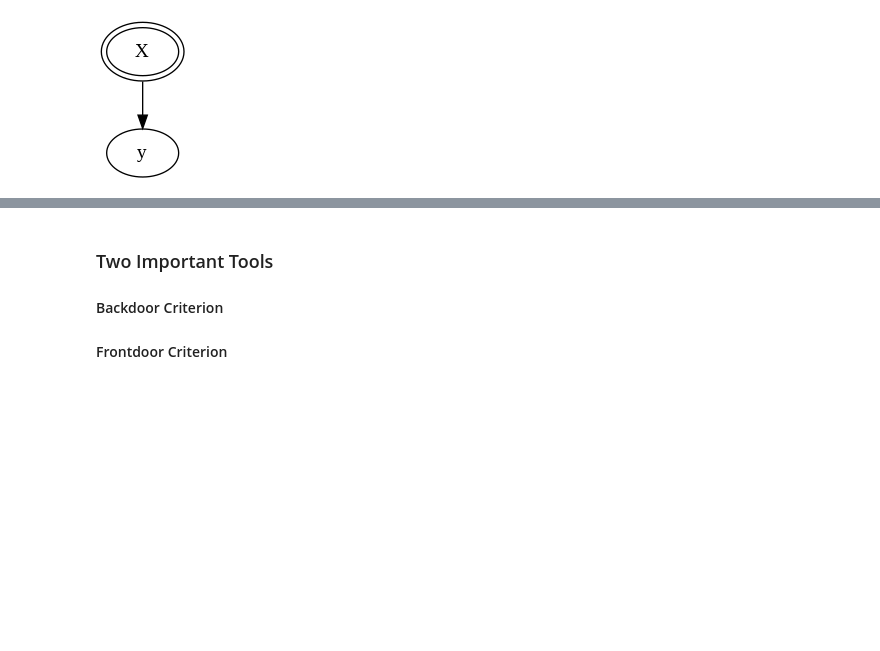
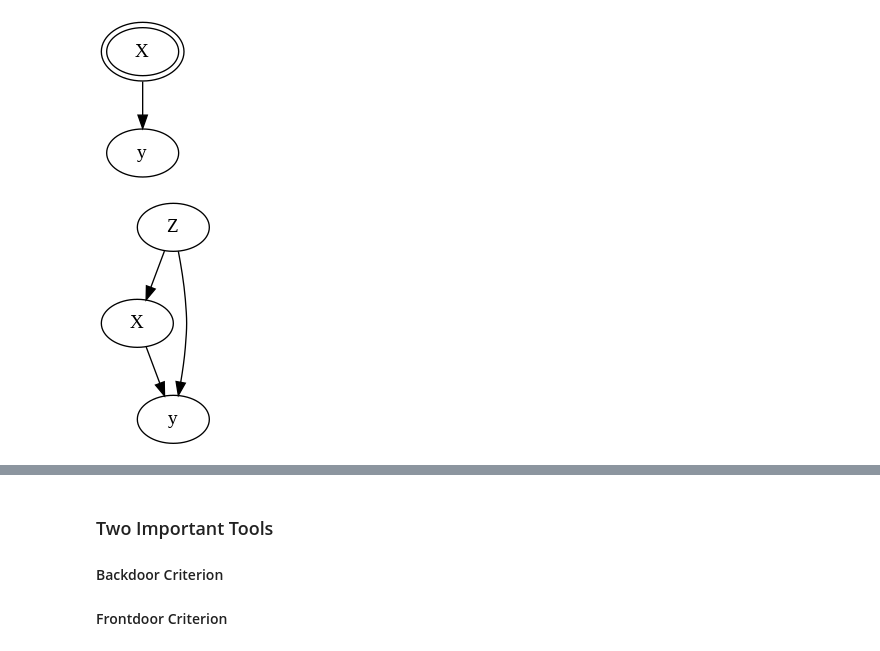
Before and after one commit to RoetGer/applied-causality-booklet, a Jupyter notebook: causality_basics.ipynb, the cells around one changed output, grey strips where cells are left out. Cells and saved outputs as stored; diff of their text form; code cells hidden in the pictures; blank space fills up the shorter version.

Commit message:
Add more content to the graphical view on causality.

```diff
--- a/causality_basics.ipynb
+++ b/causality_basics.ipynb
@@ -128,3 +128,37 @@ dot.render('Xy_interv', view=True, format='png')
 Image('Xy_interv.png')
 # %% [output]
 [figure]
+# %%
+def get_data(seed=5, X_interv=None):
+  if seed:
+    np.random.seed(seed)
+
+  Z = np.random.normal(size=100)
+  X_noise = np.random.normal(scale=0.5, size=100)
+
+  if not X_interv:
+    X = 3. + 1.5*Z + X_noise
+  else:
+    X = X_interv
+
+  y = 1. + 2.*X + 2.*Z + np.random.normal(scale=0.25, size=100)
+
+  return pd.DataFrame({
+      'X': X,
+      'y': y,
+      'Z': Z
+  })
+
+data = get_data(5)
+
+dot = Digraph()
+
+dot.node('X')
+dot.node('Z')
+dot.node('y')
+
+dot.edges(['Xy', 'ZX', 'Zy'])
+dot.render('XZy_relationship', view=True, format='png')
+Image('XZy_relationship.png')
+# %% [output]
+[figure, added]
```
Also changed, not shown: parts of 17 cells of this notebook.
